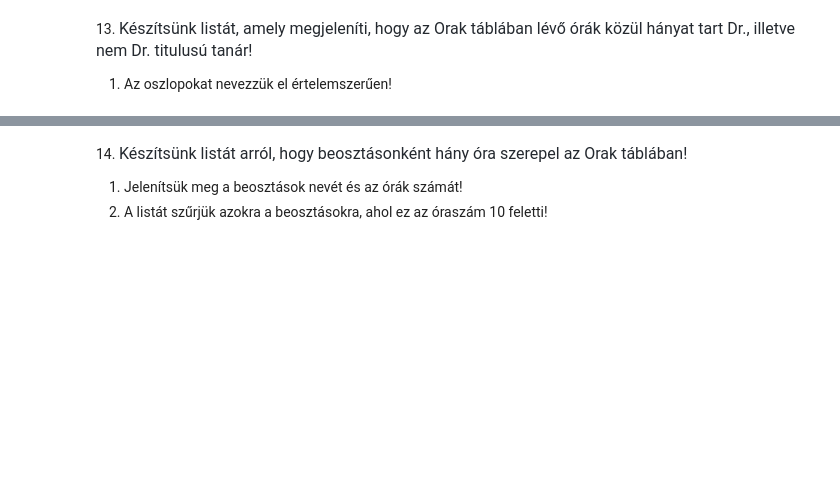
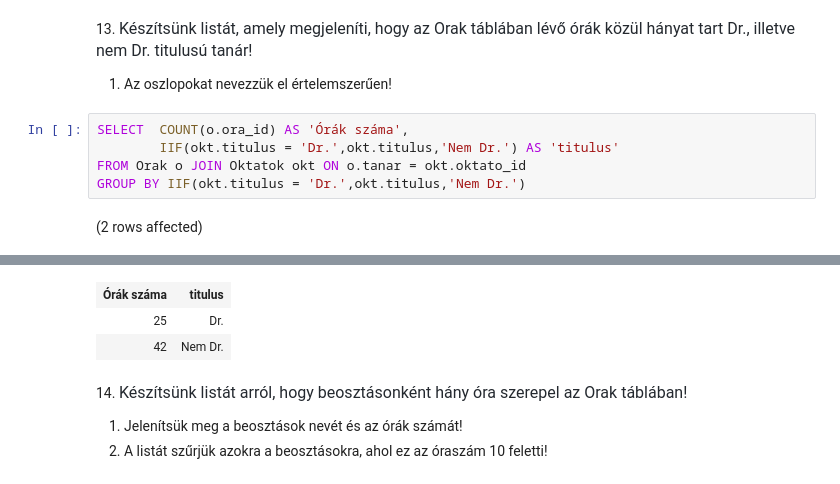
Before and after one commit to JanosZkcs/Adatbazisok_egyetem, a Jupyter notebook: gyakorlat02_feladatok .ipynb, the cells around one changed output, grey strips where cells are left out. Saved outputs shown, nothing was run; the diff lists cells and outputs as text; blank space fills up the shorter version.

```diff
--- a/gyakorlat02_feladatok .ipynb
+++ b/gyakorlat02_feladatok .ipynb
@@ -315,3 +315,10 @@ Total execution time: 00:00:00.023
 13. <span style="color: rgb(36, 41, 47); font-family: -apple-system, BlinkMacSystemFont, &quot;Segoe UI&quot;, Helvetica, Arial, sans-serif, &quot;Apple Color Emoji&quot;, &quot;Segoe UI Emoji&quot;; font-size: 16px;">Készítsünk listát, amely megjeleníti, hogy az Orak táblában lévő órák közül hányat tart Dr., illetve nem Dr. titulusú tanár!</span>
 
 1. Az oszlopokat nevezzük el értelemszerűen!
+# %%
+SELECT  COUNT(o.ora_id) AS 'Órák száma',
+        IIF(okt.titulus = 'Dr.',okt.titulus,'Nem Dr.') AS 'titulus'
+FROM Orak o JOIN Oktatok okt ON o.tanar = okt.oktato_id
+GROUP BY IIF(okt.titulus = 'Dr.',okt.titulus,'Nem Dr.')
+# %% [output]
+(2 rows affected)
@@ -318,3 +326,6 @@ Total execution time: 00:00:00.023
+| Órák száma | titulus |
+| 25 | Dr. |
+| 42 | Nem Dr. |
 # %% [markdown]
 14. <span style="color: rgb(36, 41, 47); font-family: -apple-system, BlinkMacSystemFont, &quot;Segoe UI&quot;, Helvetica, Arial, sans-serif, &quot;Apple Color Emoji&quot;, &quot;Segoe UI Emoji&quot;; font-size: 16px;">Készítsünk listát arról, hogy beosztásonként hány óra szerepel az Orak táblában!</span>
 
```
Also changed, not shown: parts of 1 cell of this notebook.
